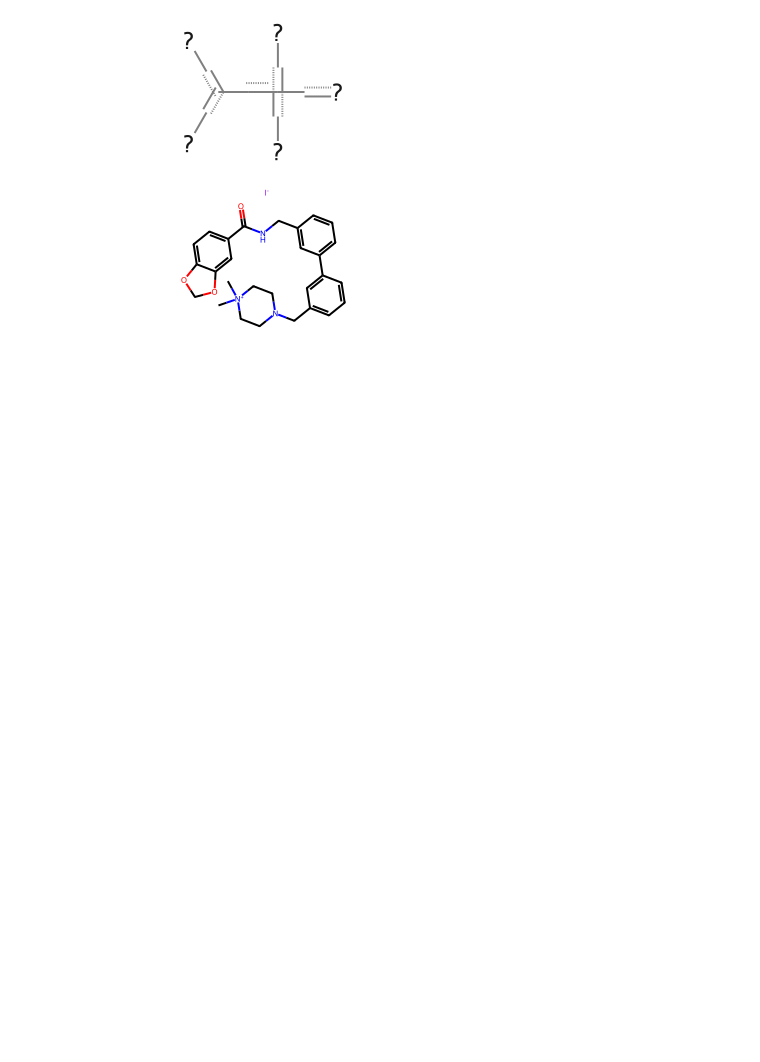
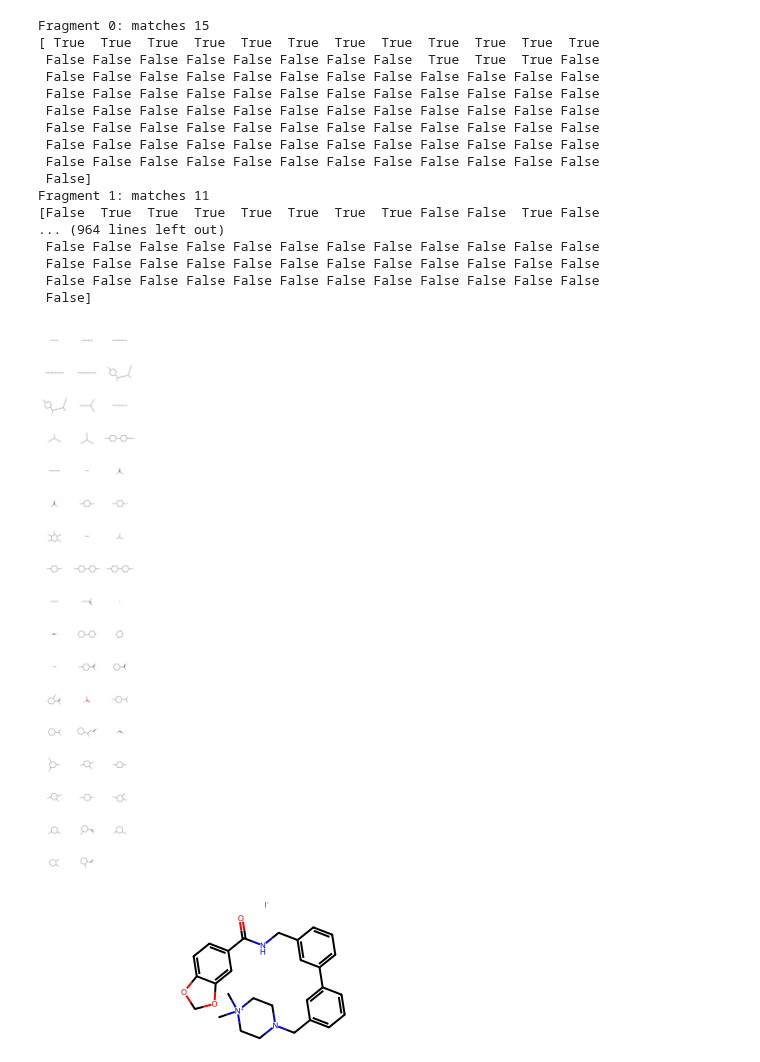
Before and after one commit to asiomchen/mldd23_project1, a Jupyter notebook: fp_decoding.ipynb, the cells around one changed output. Cells and saved outputs as stored; diff of their text form; code cells hidden in the pictures; blank space fills up the shorter version.

```diff
--- a/fp_decoding.ipynb
+++ b/fp_decoding.ipynb
@@ -14,16 +12,12 @@ df = klek_key
 # %%
-dataset = pd.read_csv('cleaned_datasets/5ht1a_Sub_clean.csv')
+#-------------------------------------------------------------#
+fp_type = 'Klek' # ('Klek', 'MACCS', 'Sub')
+key = Klek_key
+#-------------------------------------------------------------#
 
-fp = dataset.iloc[0]
+dataset = pd.read_csv(f'cleaned_datasets/5ht1a_{fp_type}_clean.csv')
+
+fp = dataset.iloc[5157]
 fp = fp[2:].astype(bool)
 
-# decode fingerptint using key
-
-fragments = []
-for item in fp.items():
-    present = item[1]
-    if present:
-        index = int(item[0][5:]) - 1
-        smarts = (df.iloc[index][0])
-        mol = Chem.rdmolfiles.MolFromSmarts(smarts)
-        fragments.append(mol)
+dataset
@@ -30,5 +38,55 @@ for item in fp.items():
+# %%
+# decode fingerptint using key
+
+if fp_type == 'Klek': label_len = 4
+elif fp_type == 'MACCS': label_len = 7
+elif fp_type == 'Sub': label_len = 5
+
+fragments = []
+for item in fp.items():
+    present = item[1]
+    if present:
+        index = int(item[0][label_len:]) - 1
+        smarts = (key.iloc[index][0])
+        mol = Chem.rdmolfiles.MolFromSmarts(smarts)
+        Chem.SanitizeMol(mol)
+        fragments.append(mol)
+
+unique_fragments = []
+uniqueness = 0 # no. of other fragments, which the checked fragment is a substructure of.
+for i, mol in enumerate(fragments):
+    matches = []
+    for j, substructure in enumerate(fragments):
+        if(i != j):
+            match = substructure.GetSubstructMatches(mol)
+            matches.append(match != ())
+    matches = np.array(matches)
+    print(f'Fragment {i}: matches {np.sum(matches)}')
+    print(matches)
+    if np.sum(matches) == uniqueness:
+        unique_fragments.append(mol)
+
+#Draw.MolToImage(fragments[21])
+Draw.MolsToGridImage(fragments)
+# %% [output]
+Fragment 0: matches 15
+[ True  True  True  True  True  True  True  True  True  True  True  True
+ False False False False False False False False  True  True  True False
+ False False False False False False False False False False False False
+ False False False False False False False False False False False False
+ False False False False False False False False False False False False
+ False False False False False False False False False False False False
+ False False False False False False False False False False False False
+ False False False False False False False False False False False False
+ False]
+Fragment 1: matches 11
+[False  True  True  True  True  True  True  True False False  True False
+... (964 lines left out)
+ False False False False False False False False False False False False
+ False False False False False False False False False False False False
+ False False False False False False False False False False False False
+ False]
+[figure, added]
 # %%
-fragments[2]
+from ipywidgets import interact
-# %% [output]
-[figure, removed]
 # %%
```
Also changed, not shown: parts of 4 cells of this notebook.
